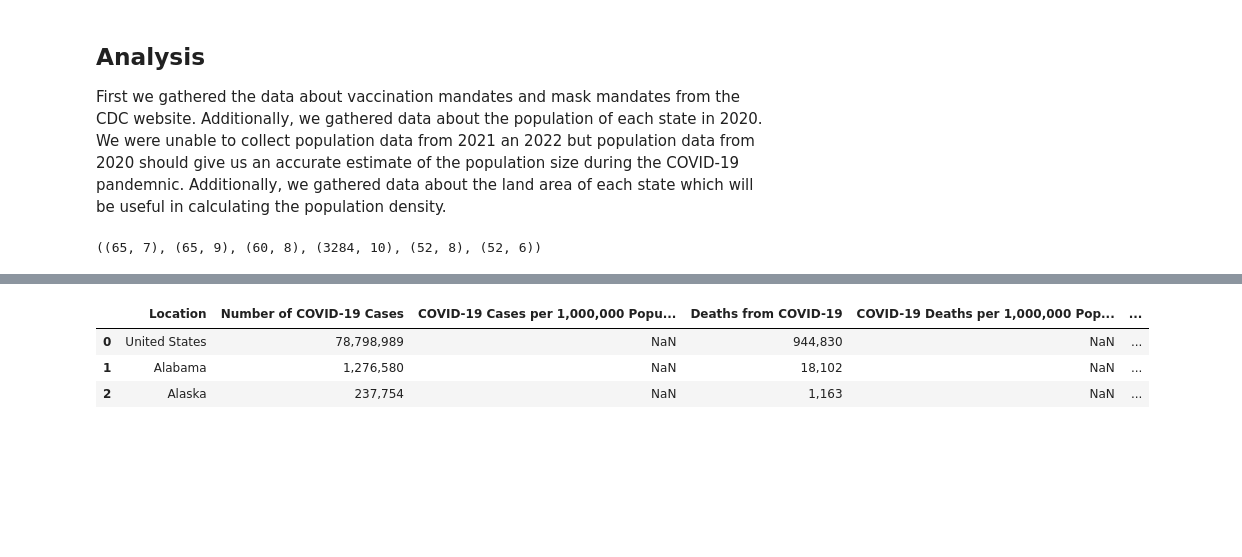
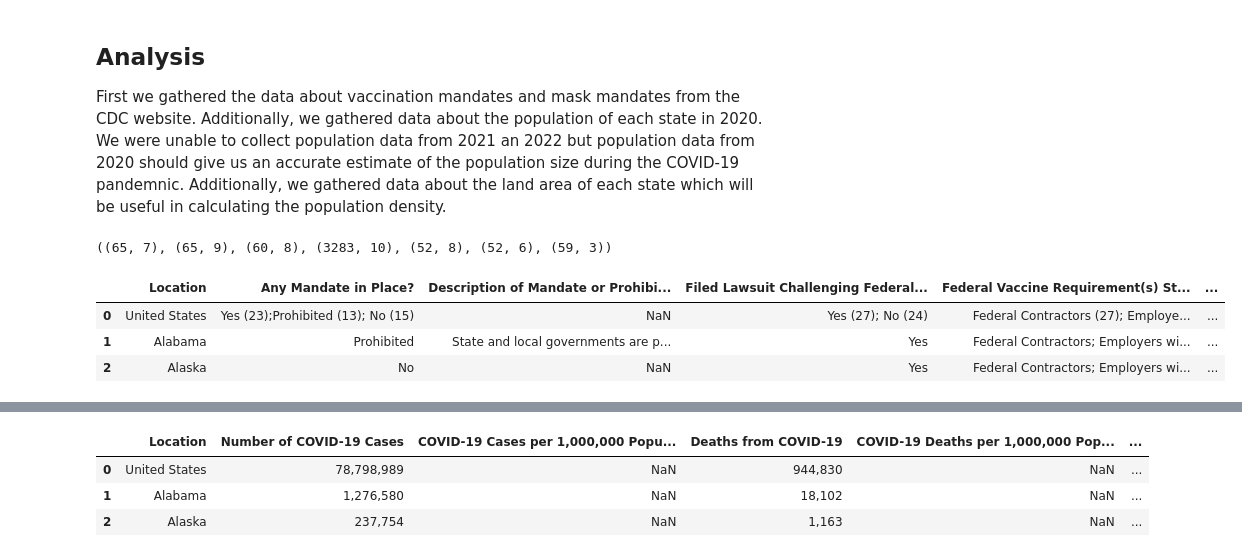
Before and after one commit to syao2017/Covid_Tracker, a Jupyter notebook: Team_Project_part_3.ipynb, the cells around one changed output, grey strips where cells are left out. Drawn from its saved outputs; the diff is of its cells as text; code cells hidden in the pictures; blank space fills up the shorter version.

```diff
--- a/Team_Project_part_3.ipynb
+++ b/Team_Project_part_3.ipynb
@@ -68,9 +71,17 @@ healthCareProviderCapacity = pandas.read_csv('HealthCareProviderCapacity.csv')
 vaccinationMandateByState = pandas.read_csv('VaccinationMandateByState.csv')
 
 # Data giving us information about land area per state.
+landArea = pandas.read_csv('StateAreas.csv')
 
 #Date generated: Tue Apr 05 2022 14:55:59 GMT-0400 (Eastern Daylight Time) for all tables
 
-cCasesAndDeaths.shape, DCasesAndDeaths.shape, vaccinations.shape, populationEstimates.shape, healthCareProviderCapacity.shape, vaccinationMandateByState.shape
+cCasesAndDeaths.shape, DCasesAndDeaths.shape, vaccinations.shape, populationEstimates.shape, healthCareProviderCapacity.shape, vaccinationMandateByState.shape, landArea.shape
 # %% [output]
-((65, 7), (65, 9), (60, 8), (3284, 10), (52, 8), (52, 6))
+((65, 7), (65, 9), (60, 8), (3283, 10), (52, 8), (52, 6), (59, 3))
+# %%
+vaccinationMandateByState.head(3)
+# %% [output]
+|  | Location | Any Mandate in Place? | Description of Mandate or Prohibi... | Filed Lawsuit Challenging Federal... | Federal Vaccine Requirement(s) St... | ... |
+| 0 | United States | Yes (23);Prohibited (13); No (15) | NaN | Yes (27); No (24) | Federal Contractors (27); Employe... | ... |
+| 1 | Alabama | Prohibited | State and local governments are p... | Yes | Federal Contractors; Employers wi... | ... |
+| 2 | Alaska | No | NaN | Yes | Federal Contractors; Employers wi... | ... |
```
Also changed, not shown: parts of 5 cells of this notebook, 1 other file.
